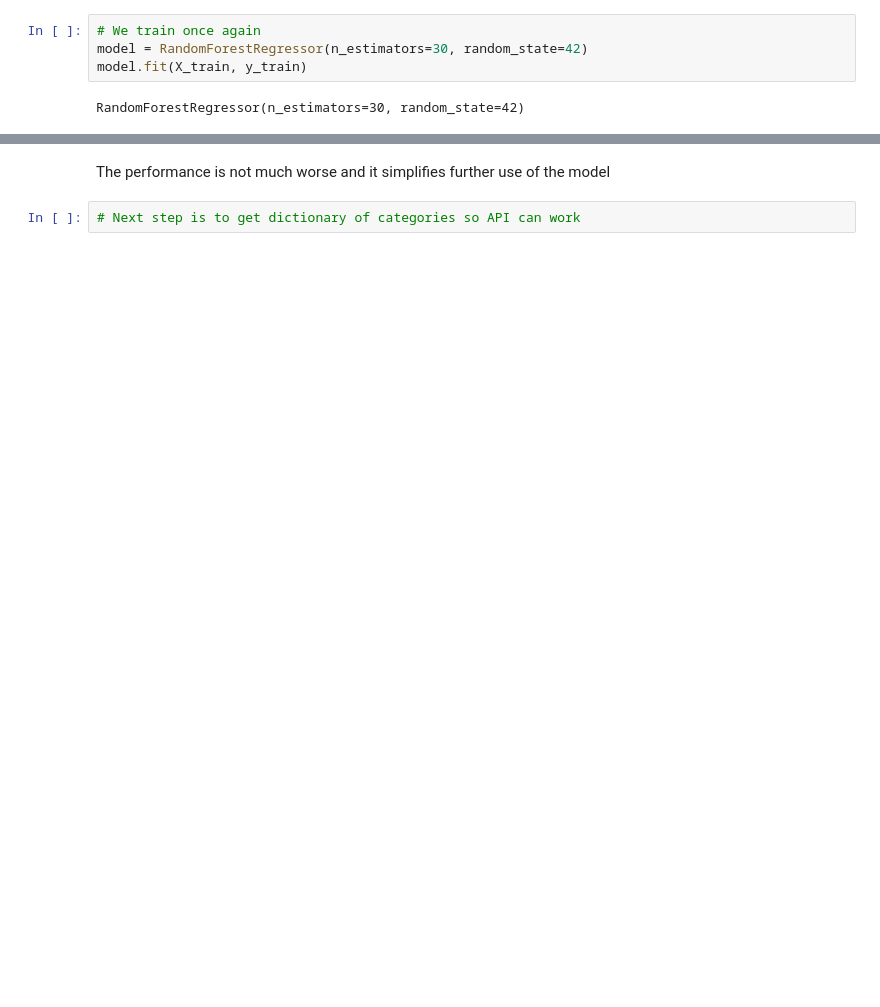
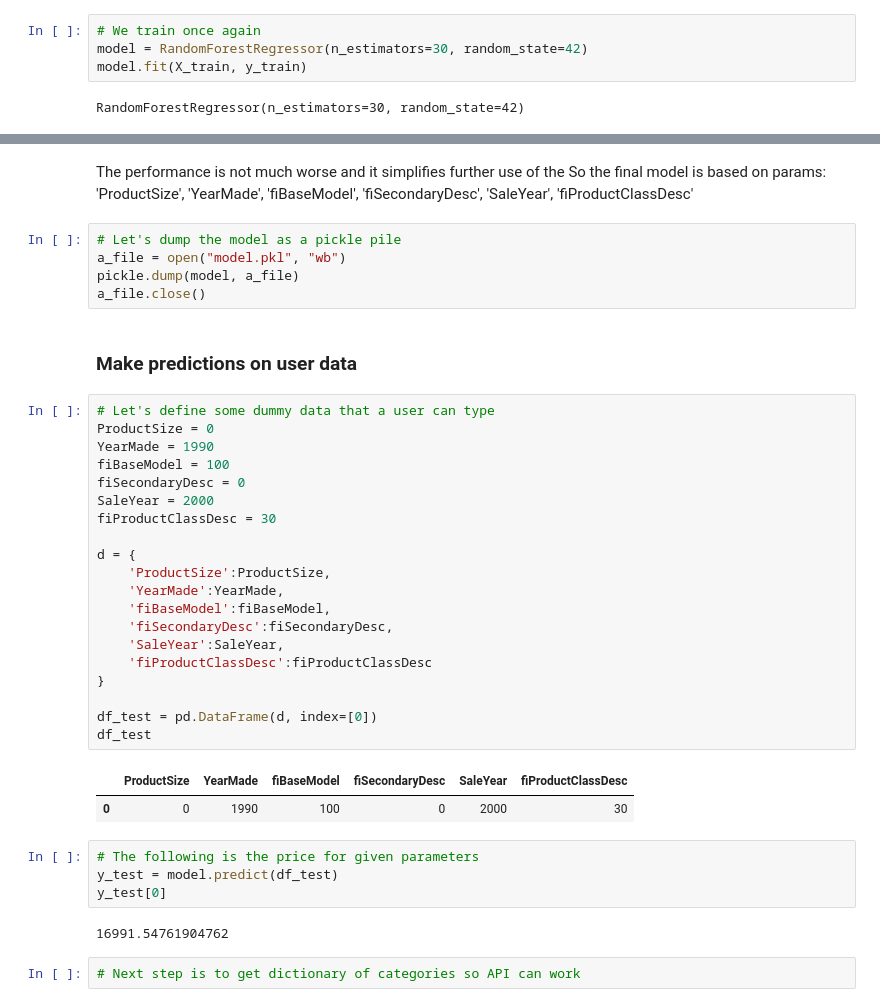
Before and after one commit to kriszieba/machine-sales, a Jupyter notebook: Modelling.ipynb, the cells around one changed output, grey strips where cells are left out. Drawn from its saved outputs; the diff is of its cells as text; blank space fills up the shorter version.

```diff
--- a/Modelling.ipynb
+++ b/Modelling.ipynb
@@ -129,4 +177,41 @@ R2 score: 0.8813008241901727
 # %% [markdown]
-The performance is not much worse and it simplifies further use of the model
+The performance is not much worse and it simplifies further use of the
+So the final model is based on params: 'ProductSize', 'YearMade', 'fiBaseModel', 'fiSecondaryDesc', 'SaleYear', 'fiProductClassDesc'
+# %%
+# Let's dump the model as a pickle pile
+a_file = open("model.pkl", "wb")
+pickle.dump(model, a_file)
+a_file.close()
+# %% [markdown]
+### Make predictions on user data
+# %%
+# Let's define some dummy data that a user can type
+ProductSize = 0
+YearMade = 1990
+fiBaseModel = 100
+fiSecondaryDesc = 0
+SaleYear = 2000
+fiProductClassDesc = 30
+
+d = {
+    'ProductSize':ProductSize,
+    'YearMade':YearMade,
+    'fiBaseModel':fiBaseModel,
+    'fiSecondaryDesc':fiSecondaryDesc,
+    'SaleYear':SaleYear,
+    'fiProductClassDesc':fiProductClassDesc
+}
+
+df_test = pd.DataFrame(d, index=[0])
+df_test
+# %% [output]
+|  | ProductSize | YearMade | fiBaseModel | fiSecondaryDesc | SaleYear | fiProductClassDesc |
+| 0 | 0 | 1990 | 100 | 0 | 2000 | 30 |
+# %%
+# The following is the price for given parameters
+y_test = model.predict(df_test)
+y_test[0]
+# %% [output]
+16991.54761904762
 # %%
 # Next step is to get dictionary of categories so API can work
```
Also changed, not shown: parts of 13 cells of this notebook, 1 other file.
